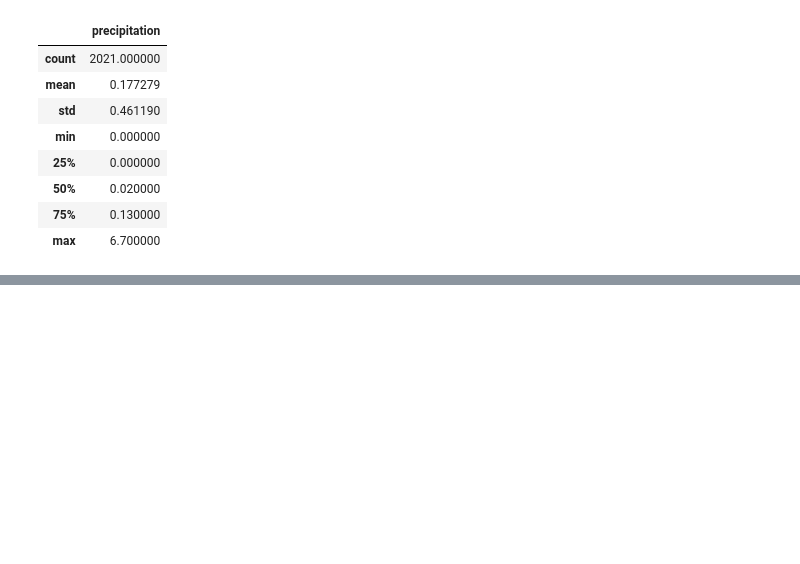
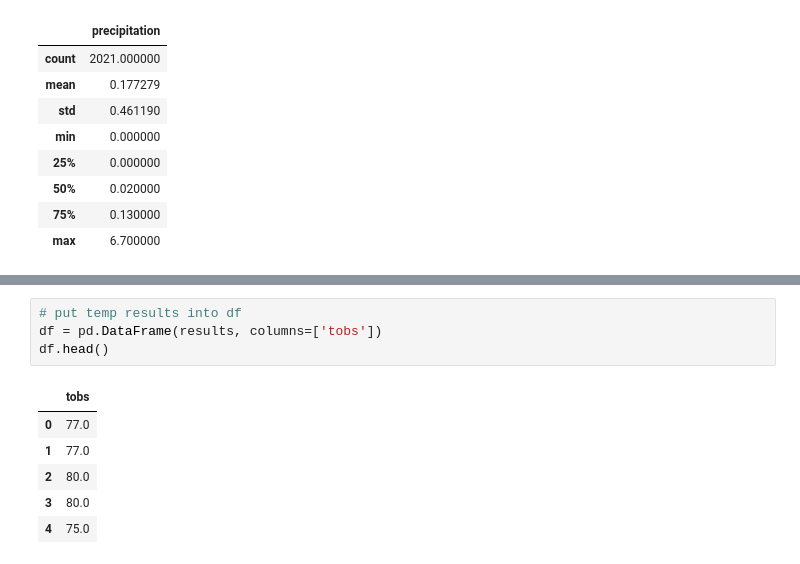
Before and after one commit to arlenawu/surfs-up, a Jupyter notebook: climate_analysis.ipynb, the cells around one changed output, grey strips where cells are left out. Cells and saved outputs as stored; diff of their text form; blank space fills up the shorter version.

```diff
--- a/climate_analysis.ipynb
+++ b/climate_analysis.ipynb
@@ -131,0 +170,11 @@ df.describe()
+# %%
+# put temp results into df
+df = pd.DataFrame(results, columns=['tobs'])
+df.head()
+# %% [output]
+|  | tobs |
+| 0 | 77.0 |
+| 1 | 77.0 |
+| 2 | 80.0 |
+| 3 | 80.0 |
+| 4 | 75.0 |
```
Also changed, not shown: parts of 5 cells of this notebook.
